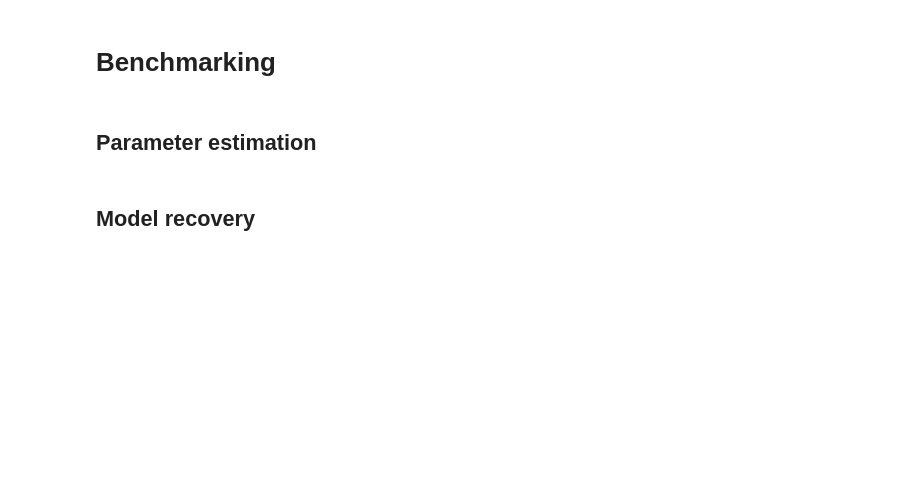
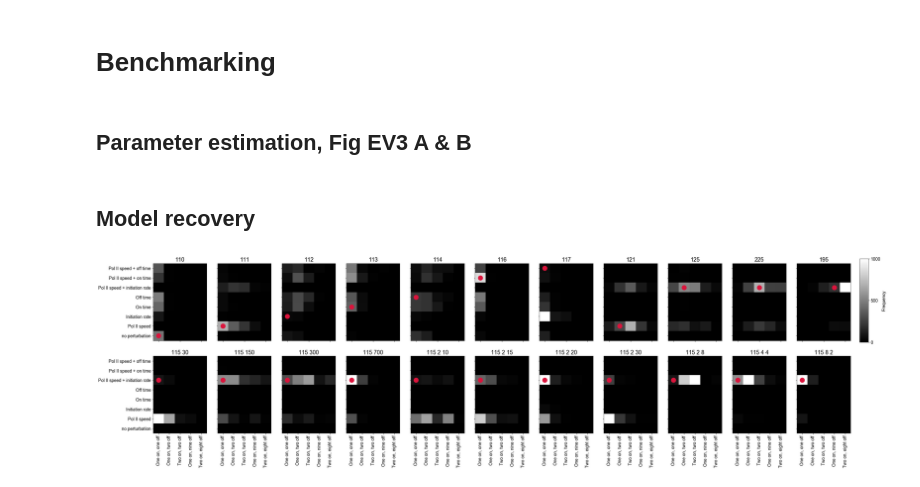
Before and after one commit to baumgast/gene_transcription_SMC_ABC, a Jupyter notebook: figure_3.ipynb, the cells around one changed output. Saved outputs shown, nothing was run; the diff lists cells and outputs as text; code cells hidden in the pictures; blank space fills up the shorter version.

```diff
--- a/figure_3.ipynb
+++ b/figure_3.ipynb
@@ -52,6 +52,31 @@ smc_100pM_115 = np.load(path_fits+'smc_100pM_115.npy')
 smc_1000pM = np.load(path_fits+'smc_1000pM.npy')
 smc_1000pM_110 = np.load(path_fits+'smc_1000pM_110.npy')
 smc_1000pM_115 = np.load(path_fits+'smc_1000pM_115.npy')
+
+# load benchmarking results
+path_benchmarking = '/Users/baumgaer/ownCloud/GitHub/gene_transcription_SMC_ABC/benchmarking/benchmarking_fits/'
+smc_110 = np.load(path_benchmarking+'smc_110.npy')
+smc_111 = np.load(path_benchmarking+'smc_111.npy')
+smc_112 = np.load(path_benchmarking+'smc_112.npy')
+smc_113 = np.load(path_benchmarking+'smc_113.npy')
+smc_114 = np.load(path_benchmarking+'smc_114.npy')
+smc_116 = np.load(path_benchmarking+'smc_116.npy')
+smc_117 = np.load(path_benchmarking+'smc_117.npy')
+smc_121 = np.load(path_benchmarking+'smc_121.npy')
+smc_125 = np.load(path_benchmarking+'smc_125.npy')
+smc_225 = np.load(path_benchmarking+'smc_225.npy')
+smc_195 = np.load(path_benchmarking+'smc_195.npy')
+smc_115_30 = np.load(path_benchmarking+'smc_115_30.npy')
+smc_115_150 = np.load(path_benchmarking+'smc_115_150.npy')
+smc_115_300 = np.load(path_benchmarking+'smc_115_300.npy')
+smc_115_700 = np.load(path_benchmarking+'smc_115_700.npy')
+smc_115_2_30 = np.load(path_benchmarking+'smc_115_2_30.npy')
+smc_115_2_20 = np.load(path_benchmarking+'smc_115_2_20.npy')
+smc_115_2_15 = np.load(path_benchmarking+'smc_115_2_15.npy')
+smc_115_2_10 = np.load(path_benchmarking+'smc_115_2_10.npy')
+smc_115_2_8 = np.load(path_benchmarking+'smc_115_2_8.npy')
+smc_115_4_4 = np.load(path_benchmarking+'smc_115_4_4.npy')
+smc_115_8_2 = np.load(path_benchmarking+'smc_115_8_2.npy')
 # %% [markdown]
 # Model selection
 # %% [markdown]
@@ -390,4 +420,4 @@ fig_EV3_local_posteriors(smc_res)
 # %% [markdown]
 # Benchmarking
 # %% [markdown]
-## Parameter estimation
+## Parameter estimation, Fig EV3 A & B
@@ -395,0 +521,7 @@ fig_EV3_local_posteriors(smc_res)
+# %%
+smc_bench = [smc_110[0],smc_111[0],smc_112[0],smc_113[0],smc_114[0],smc_116[0],smc_117[0],smc_121[0],smc_125[0],smc_225[0],smc_195[0],
+             smc_115_30[0],smc_115_150[0],smc_115_300[0],smc_115_700[0],smc_115_2_10[0],smc_115_2_15[0],
+             smc_115_2_20[0],smc_115_2_30[0],smc_115_2_8[0],smc_115_4_4[0],smc_115_8_2[0]]
+model_selection_benchmark(smc_bench)
+# %% [output]
+[figure, added]
```
Also changed, not shown: parts of 9 cells of this notebook, 45 other files.
